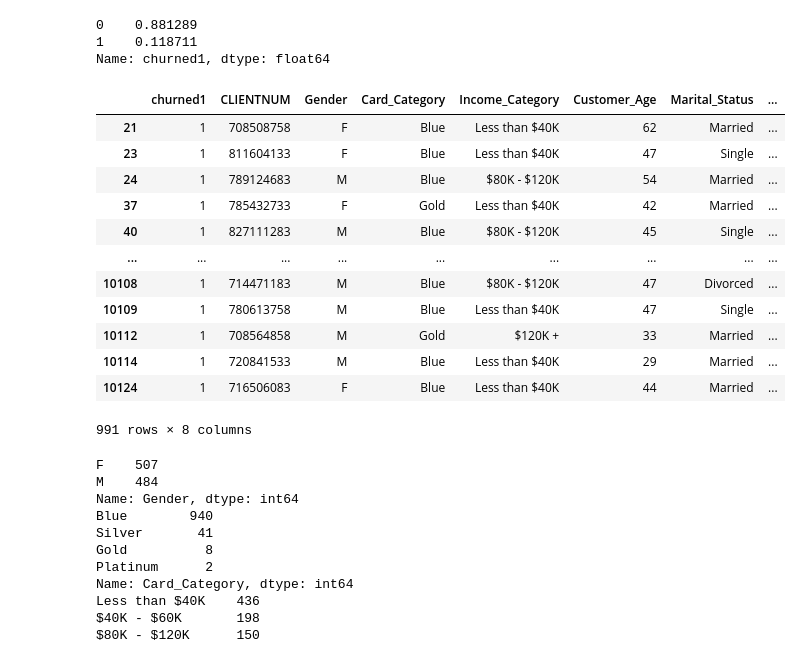
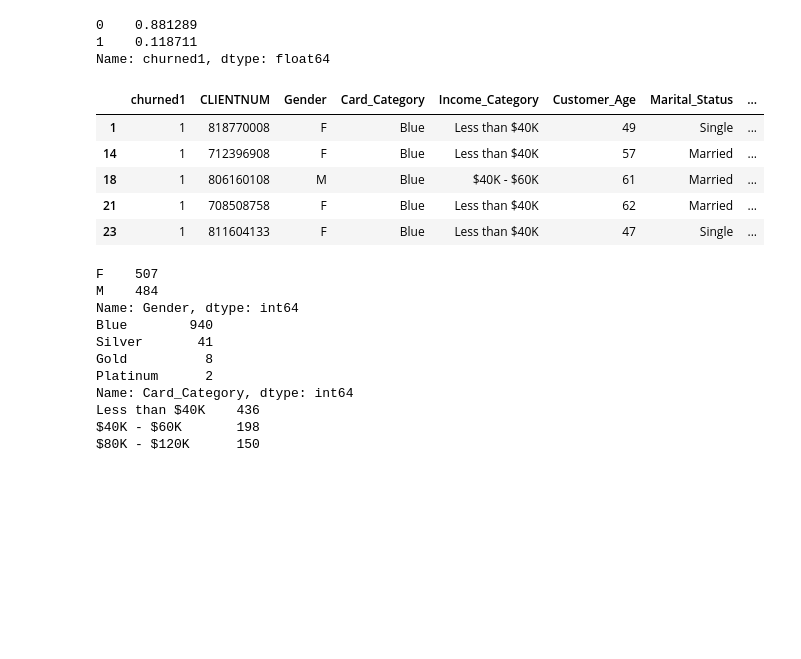
Before and after one commit to Ayomi-tech/Bank-Customers-and-Attrition., a Jupyter notebook: second_project1.ipynb, the cells around one changed output. Saved outputs shown, nothing was run; the diff lists cells and outputs as text; code cells hidden in the pictures; blank space fills up the shorter version.

```diff
--- a/second_project1.ipynb
+++ b/second_project1.ipynb
@@ -681,25 +673,18 @@ Name: churned1, dtype: float64
 # %%
 # we would like to identify the customers whom we predit are going to leave (using client number) in
 # order to provide strategic advice.
 
 advice=pd.concat([churn_income_cat['churned1'], card1[['CLIENTNUM', 'Gender', 'Card_Category', 'Income_Category',
                                                        'Customer_Age', 'Marital_Status', 'Credit_Limit']]], axis=1)
 advice= advice[advice['churned1']==1]
-advice
+advice.head()
 # %% [output]
 |  | churned1 | CLIENTNUM | Gender | Card_Category | Income_Category | Customer_Age | Marital_Status | ... |
+| 1 | 1 | 818770008 | F | Blue | Less than $40K | 49 | Single | ... |
+| 14 | 1 | 712396908 | F | Blue | Less than $40K | 57 | Married | ... |
+| 18 | 1 | 806160108 | M | Blue | $40K - $60K | 61 | Married | ... |
 | 21 | 1 | 708508758 | F | Blue | Less than $40K | 62 | Married | ... |
 | 23 | 1 | 811604133 | F | Blue | Less than $40K | 47 | Single | ... |
-| 24 | 1 | 789124683 | M | Blue | $80K - $120K | 54 | Married | ... |
-| 37 | 1 | 785432733 | F | Gold | Less than $40K | 42 | Married | ... |
-| 40 | 1 | 827111283 | M | Blue | $80K - $120K | 45 | Single | ... |
-| ... | ... | ... | ... | ... | ... | ... | ... | ... |
-| 10108 | 1 | 714471183 | M | Blue | $80K - $120K | 47 | Divorced | ... |
-| 10109 | 1 | 780613758 | M | Blue | Less than $40K | 47 | Single | ... |
-| 10112 | 1 | 708564858 | M | Gold | $120K + | 33 | Married | ... |
-| 10114 | 1 | 720841533 | M | Blue | Less than $40K | 29 | Married | ... |
-| 10124 | 1 | 716506083 | F | Blue | Less than $40K | 44 | Married | ... |
-991 rows × 8 columns
 # %%
 print(advice['Gender'].value_counts())
 print(advice['Card_Category'].value_counts())
```
Also changed, not shown: parts of 20 cells of this notebook.
